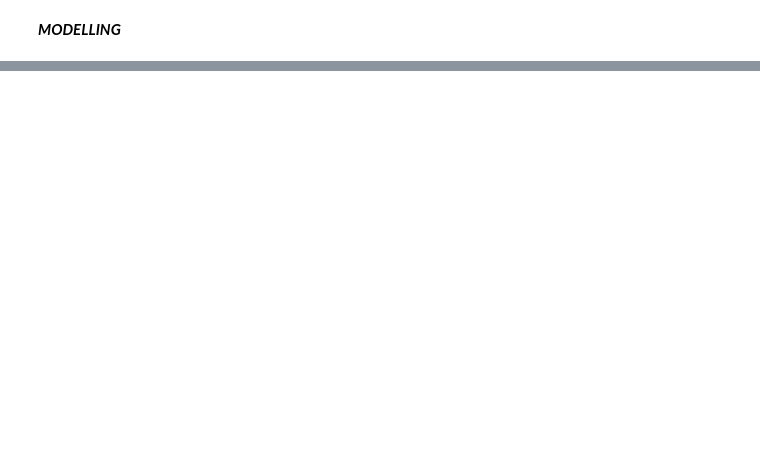
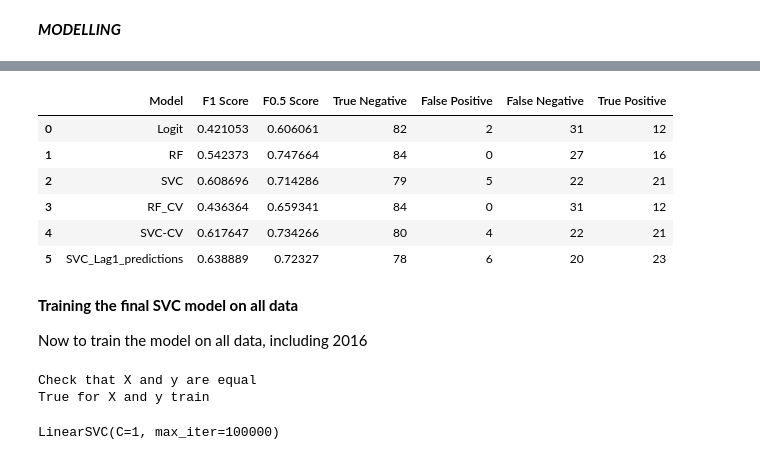
Before and after one commit to callmegramma/Dividend_cut, a Jupyter notebook: Markit_Notebook_Plamen_Ivanov.ipynb, the cells around one changed output, grey strips where cells are left out. Saved outputs shown, nothing was run; the diff lists cells and outputs as text; code cells hidden in the pictures; blank space fills up the shorter version.

```diff
--- a/Markit_Notebook_Plamen_Ivanov.ipynb
+++ b/Markit_Notebook_Plamen_Ivanov.ipynb
@@ -267,0 +631,13 @@ X_train_trans = data_transformer.transform(X_train)
+# %%
+#Fit to the data and transform it
+data_transformer.fit(X_train)
+X_train_trans = data_transformer.transform(X_train)
+# %%
+# Using the best params from the cross validated SVC (I could cross-validate on this training set as well if needed)
+
+SVC_Lag1_model = LinearSVC(fit_intercept=True,C=1,max_iter=100000)
+SVC_Lag1_model.fit(X_train_trans, y_train)
+SVC_Lag1_predictions = SVC_Lag1_model.predict(data_transformer.transform(X_test))
+
+#At a glance it seems performance doesn't degrade much
+print(classification_report(y_test, SVC_Lag1_predictions))
@@ -267,0 +653,42 @@ X_train_trans = data_transformer.transform(X_train)
+# %%
+#Let's compare with the other models
+
+tn, fp, fn, tp = confusion_matrix(y_test,SVC_Lag1_predictions).ravel()
+model_comparison.loc[5] = ["SVC_Lag1_predictions",fbeta_score(y_test,SVC_Lag1_predictions,beta=1),fbeta_score(y_test,SVC_Lag1_predictions,beta=0.5),tn, fp, fn, tp]
+del(tn, fp, fn, tp)
+# %%
+model_comparison
+#It seems by excluding the data for 2015 we get more more True positives but also more False positives
+#Likely some imformation loss occurs
+# %% [output]
+|  | Model | F1 Score | F0.5 Score | True Negative | False Positive | False Negative | True Positive |
+| 0 | Logit | 0.421053 | 0.606061 | 82 | 2 | 31 | 12 |
+| 1 | RF | 0.542373 | 0.747664 | 84 | 0 | 27 | 16 |
+| 2 | SVC | 0.608696 | 0.714286 | 79 | 5 | 22 | 21 |
+| 3 | RF_CV | 0.436364 | 0.659341 | 84 | 0 | 31 | 12 |
+| 4 | SVC-CV | 0.617647 | 0.734266 | 80 | 4 | 22 | 21 |
+| 5 | SVC_Lag1_predictions | 0.638889 | 0.72327 | 78 | 6 | 20 | 23 |
+# %% [markdown]
+**Training the final SVC model on all data**
+
+Now to train the model on all data, including 2016
+# %%
+#I could cross-validate again at this point but little to be gained
+Final_model = LinearSVC(fit_intercept=True,C=1,max_iter=100000)
+
+#Let's change the training data
+X_train = imputed_data.loc[range(2008,2017),imputed_data.columns != 'Div_Cut']
+y_train = imputed_data.loc[range(2008,2017),'Div_Cut']
+
+#Check that nothing went wrong
+print('Check that X and y are equal')
+print(len(X_train)==len(y_train),"for X and y train")
+
+#Fit and transform the data
+data_transformer.fit(X_train)
+X_train_trans = data_transformer.transform(X_train)
+Final_model.fit(X_train_trans, y_train)
+# %% [output]
+Check that X and y are equal
+True for X and y train
+LinearSVC(C=1, max_iter=100000)
```
Also changed, not shown: parts of 45 cells of this notebook.
